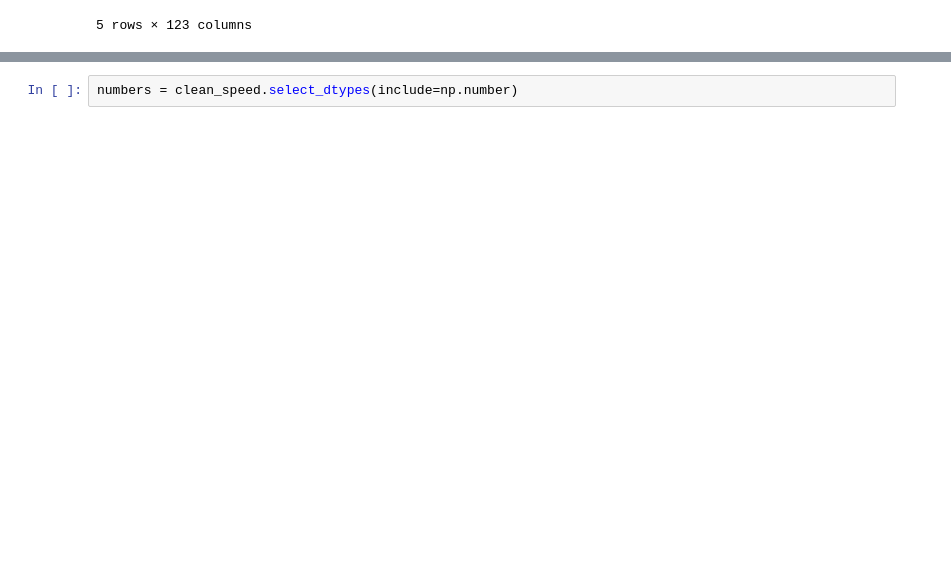
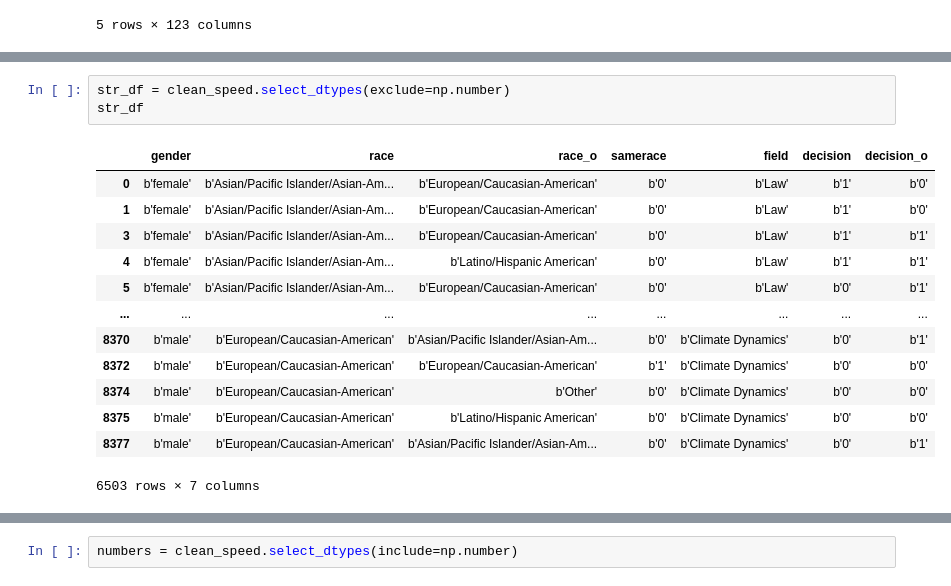
Before and after one commit to veneshun/4310hwk2, a Jupyter notebook: data-exploration.ipynb, the cells around one changed output, grey strips where cells are left out. Cells and saved outputs as stored; diff of their text form; blank space fills up the shorter version.

```diff
--- a/data-exploration.ipynb
+++ b/data-exploration.ipynb
@@ -49,0 +48,17 @@ clean_speed = speed[speed.columns.drop(list(speed.filter(regex='d_')))]
+# %%
+str_df = clean_speed.select_dtypes(exclude=np.number)
+str_df
+# %% [output]
+|  | gender | race | race_o | samerace | field | decision | decision_o |
+| 0 | b'female' | b'Asian/Pacific Islander/Asian-Am... | b'European/Caucasian-American' | b'0' | b'Law' | b'1' | b'0' |
+| 1 | b'female' | b'Asian/Pacific Islander/Asian-Am... | b'European/Caucasian-American' | b'0' | b'Law' | b'1' | b'0' |
+| 3 | b'female' | b'Asian/Pacific Islander/Asian-Am... | b'European/Caucasian-American' | b'0' | b'Law' | b'1' | b'1' |
+| 4 | b'female' | b'Asian/Pacific Islander/Asian-Am... | b'Latino/Hispanic American' | b'0' | b'Law' | b'1' | b'1' |
+| 5 | b'female' | b'Asian/Pacific Islander/Asian-Am... | b'European/Caucasian-American' | b'0' | b'Law' | b'0' | b'1' |
+| ... | ... | ... | ... | ... | ... | ... | ... |
+| 8370 | b'male' | b'European/Caucasian-American' | b'Asian/Pacific Islander/Asian-Am... | b'0' | b'Climate Dynamics' | b'0' | b'1' |
+| 8372 | b'male' | b'European/Caucasian-American' | b'European/Caucasian-American' | b'1' | b'Climate Dynamics' | b'0' | b'0' |
+| 8374 | b'male' | b'European/Caucasian-American' | b'Other' | b'0' | b'Climate Dynamics' | b'0' | b'0' |
+| 8375 | b'male' | b'European/Caucasian-American' | b'Latino/Hispanic American' | b'0' | b'Climate Dynamics' | b'0' | b'0' |
+| 8377 | b'male' | b'European/Caucasian-American' | b'Asian/Pacific Islander/Asian-Am... | b'0' | b'Climate Dynamics' | b'0' | b'1' |
+6503 rows × 7 columns
```
Also changed, not shown: parts of 18 cells of this notebook.
